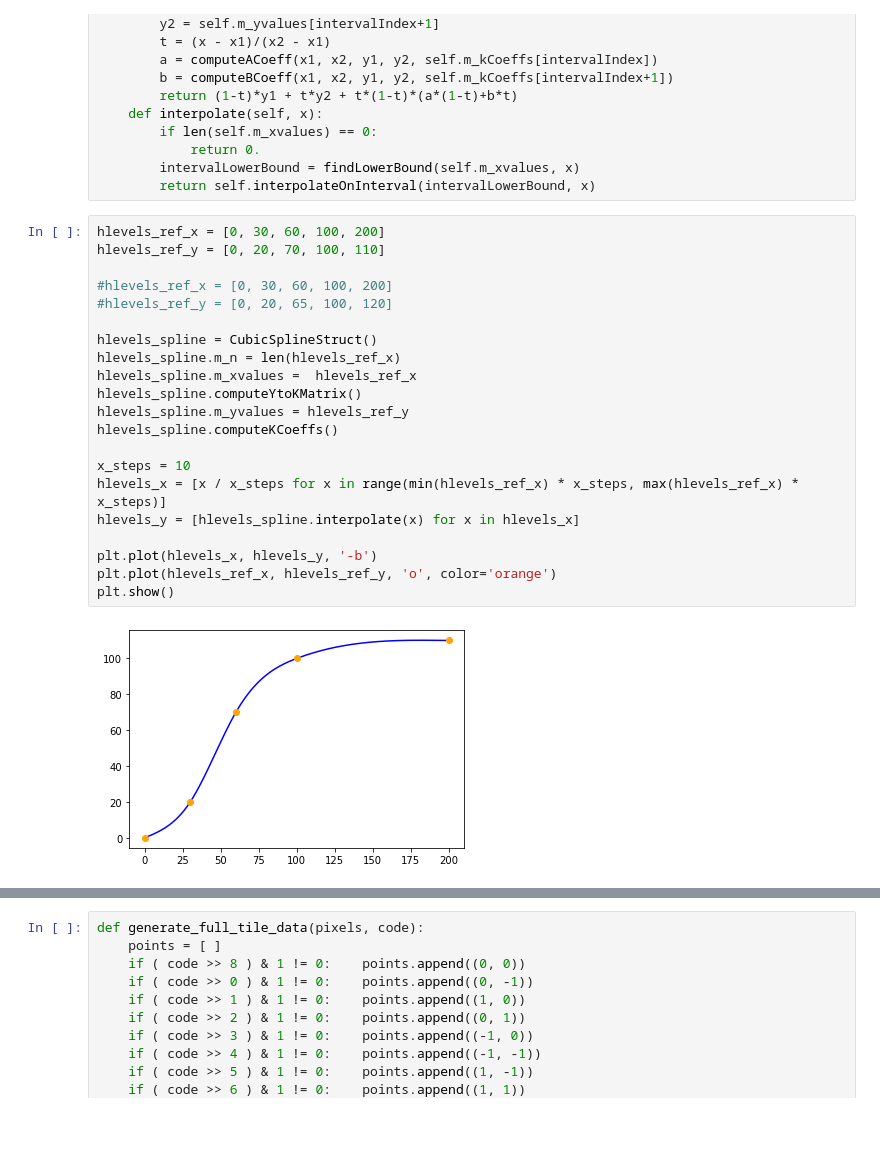
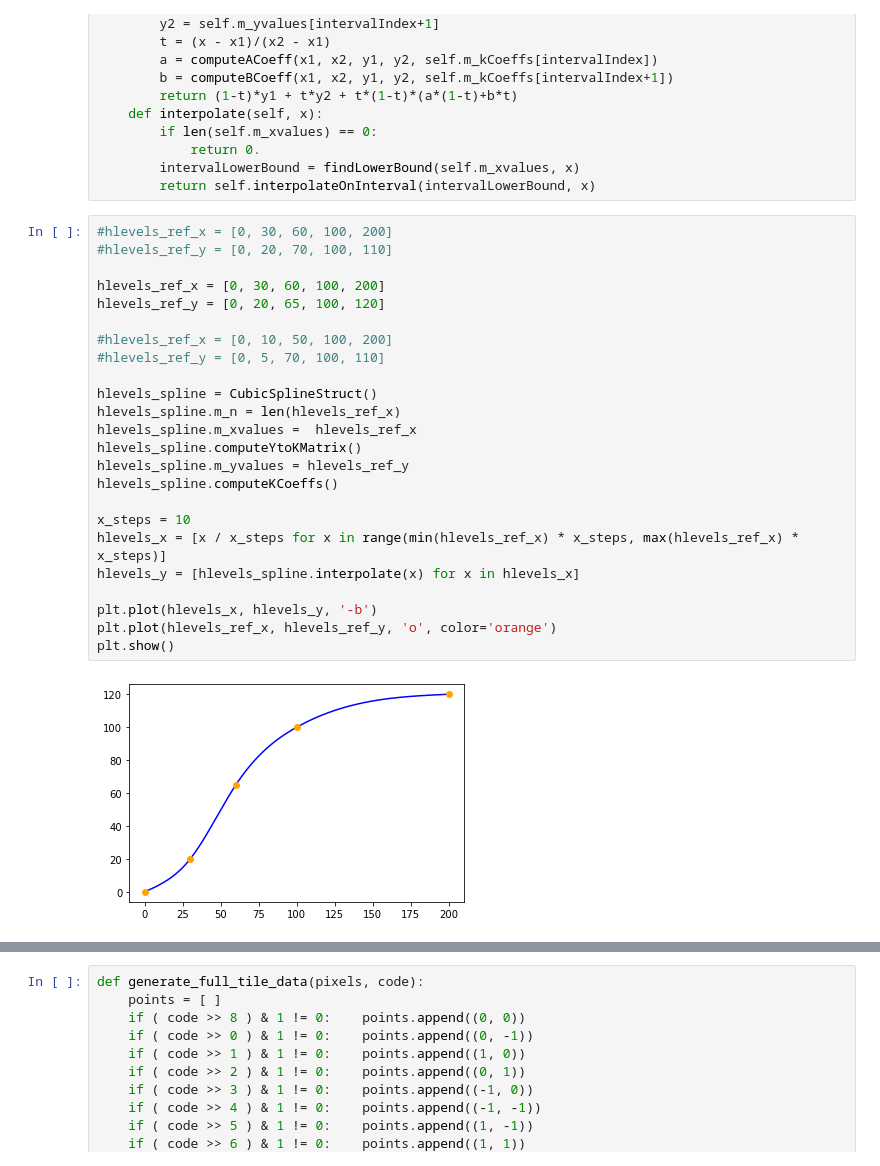
Before and after one commit to inniyah/JupyterTests, a Jupyter notebook: work/VoxTest7.ipynb, the cells around one changed output, grey strips where cells are left out. Cells and saved outputs as stored; diff of their text form; blank space fills up the shorter version.

```diff
--- a/work/VoxTest7.ipynb
+++ b/work/VoxTest7.ipynb
@@ -248,28 +248,31 @@ class CubicSplineStruct:
         intervalLowerBound = findLowerBound(self.m_xvalues, x)
         return self.interpolateOnInterval(intervalLowerBound, x)
 # %%
+#hlevels_ref_x = [0, 30, 60, 100, 200]
+#hlevels_ref_y = [0, 20, 70, 100, 110]
+
 hlevels_ref_x = [0, 30, 60, 100, 200]
-hlevels_ref_y = [0, 20, 70, 100, 110]
+hlevels_ref_y = [0, 20, 65, 100, 120]
 
-#hlevels_ref_x = [0, 30, 60, 100, 200]
-#hlevels_ref_y = [0, 20, 65, 100, 120]
+#hlevels_ref_x = [0, 10, 50, 100, 200]
+#hlevels_ref_y = [0, 5, 70, 100, 110]
 
 hlevels_spline = CubicSplineStruct()
 hlevels_spline.m_n = len(hlevels_ref_x)
 hlevels_spline.m_xvalues =  hlevels_ref_x
 hlevels_spline.computeYtoKMatrix()
 hlevels_spline.m_yvalues = hlevels_ref_y
 hlevels_spline.computeKCoeffs()
 
 x_steps = 10
 hlevels_x = [x / x_steps for x in range(min(hlevels_ref_x) * x_steps, max(hlevels_ref_x) * x_steps)]
 hlevels_y = [hlevels_spline.interpolate(x) for x in hlevels_x]
 
 plt.plot(hlevels_x, hlevels_y, '-b')
 plt.plot(hlevels_ref_x, hlevels_ref_y, 'o', color='orange')
 plt.show()
 # %% [output]
-[figure, old version]
+[figure, new version]
 # %%
 src_base_l = 64 * 2
 src_base_w = src_base_l
```
Also changed, not shown: parts of 5 cells of this notebook.
